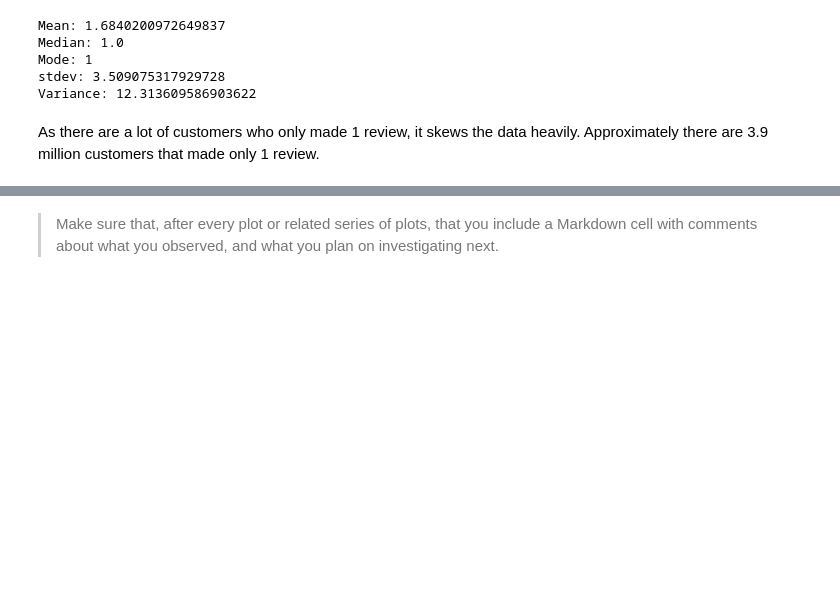
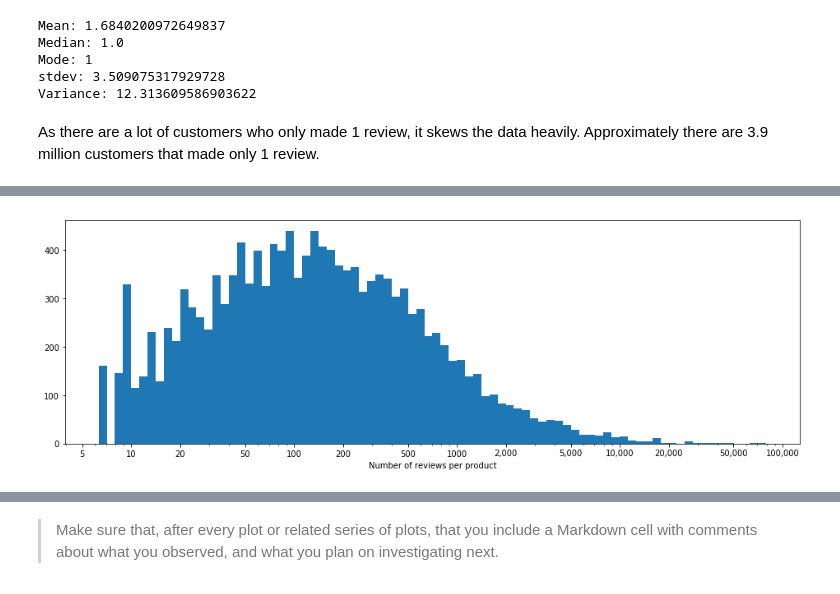
Before and after one commit to ElectricKea/CommunicateFindings_Udacity_Project, a Jupyter notebook: exploration.ipynb, the cells around one changed output, grey strips where cells are left out. Cells and saved outputs as stored; diff of their text form; code cells hidden in the pictures; blank space fills up the shorter version.

```diff
--- a/exploration.ipynb
+++ b/exploration.ipynb
@@ -451,3 +455,17 @@ plt.show()
+# %%
+#The above histogram and its bin values show that there's a long tail in the distribution, that goes out quite
+#far so I'll move it to a log scale.
+log_binsize = 0.05
+bins = 10 ** np.arange(0.8, np.log10(reviews_per_product[0])+log_binsize, log_binsize)
+
+plt.figure(figsize=[16, 5])
+plt.hist(reviews_per_product, bins = bins)
+plt.xscale('log')
+plt.xticks([5e0, 1e1, 2e1, 5e1, 1e2, 2e2, 5e2, 1e3, 2e3, 5e3, 1e4, 2e4, 5e4, 1e5], ['5', '10', '20', '50', '100', '200', '500', '1000', '2,000', '5,000', '10,000', '20,000', '50,000', '100,000'])
+plt.xlabel('Number of reviews per product')
+plt.show()
+# %% [output]
+[figure, added]
 # %%
 review_date_df = reviews[['review_id', 'review_date']].copy()
 review_date_df['review_date']=pd.to_datetime(review_date_df.review_date)
```
Also changed, not shown: parts of 40 cells of this notebook.
